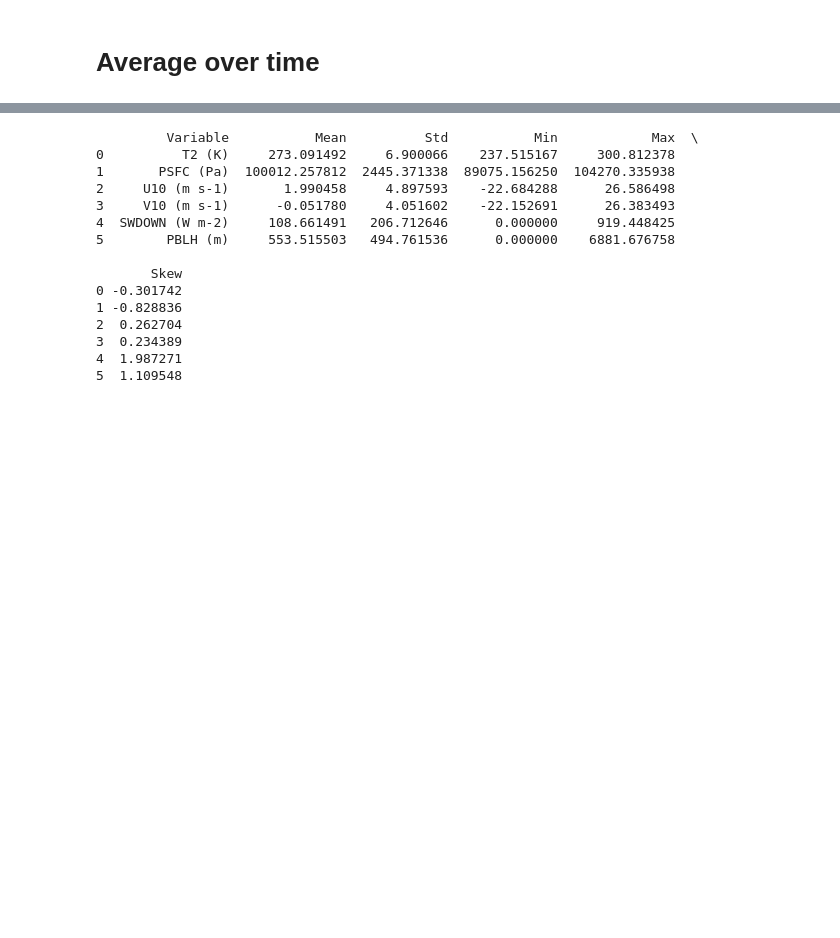
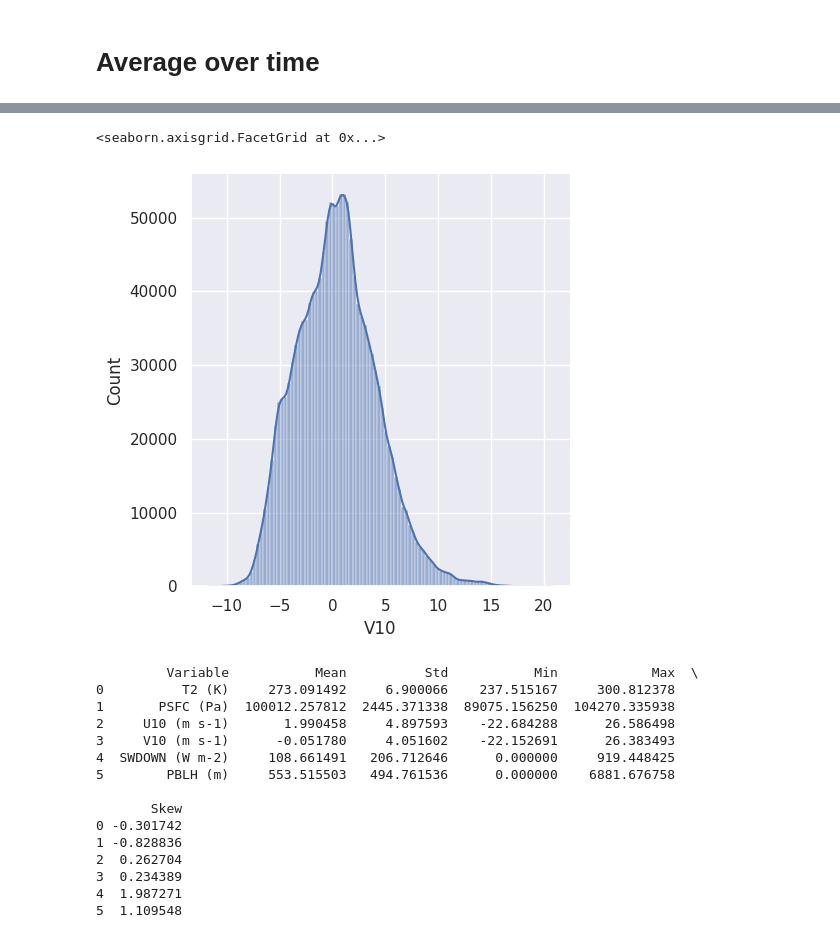
Before and after one commit to gabbyvaillant/downscaling, a Jupyter notebook: analysis/univariate-EDA.ipynb, the cells around one changed output, grey strips where cells are left out. Cells and saved outputs as stored; diff of their text form; code cells hidden in the pictures; blank space fills up the shorter version.

```diff
--- a/analysis/univariate-EDA.ipynb
+++ b/analysis/univariate-EDA.ipynb
@@ -215,3 +217,12 @@ plt.show()
+# %%
+import pandas as pd
+sns.set_theme()
+flat = ds.isel(time=slice(0, 100)).values.flatten()
+df = pd.DataFrame({'V10': flat})
+sns.displot(data=df, x="V10", bins=100, kde=True)
+# %% [output]
+<seaborn.axisgrid.FacetGrid at 0x...>
+[figure, added]
 # %%
 import pandas as pd
 
```
Also changed, not shown: parts of 18 cells of this notebook, 22 other files.
